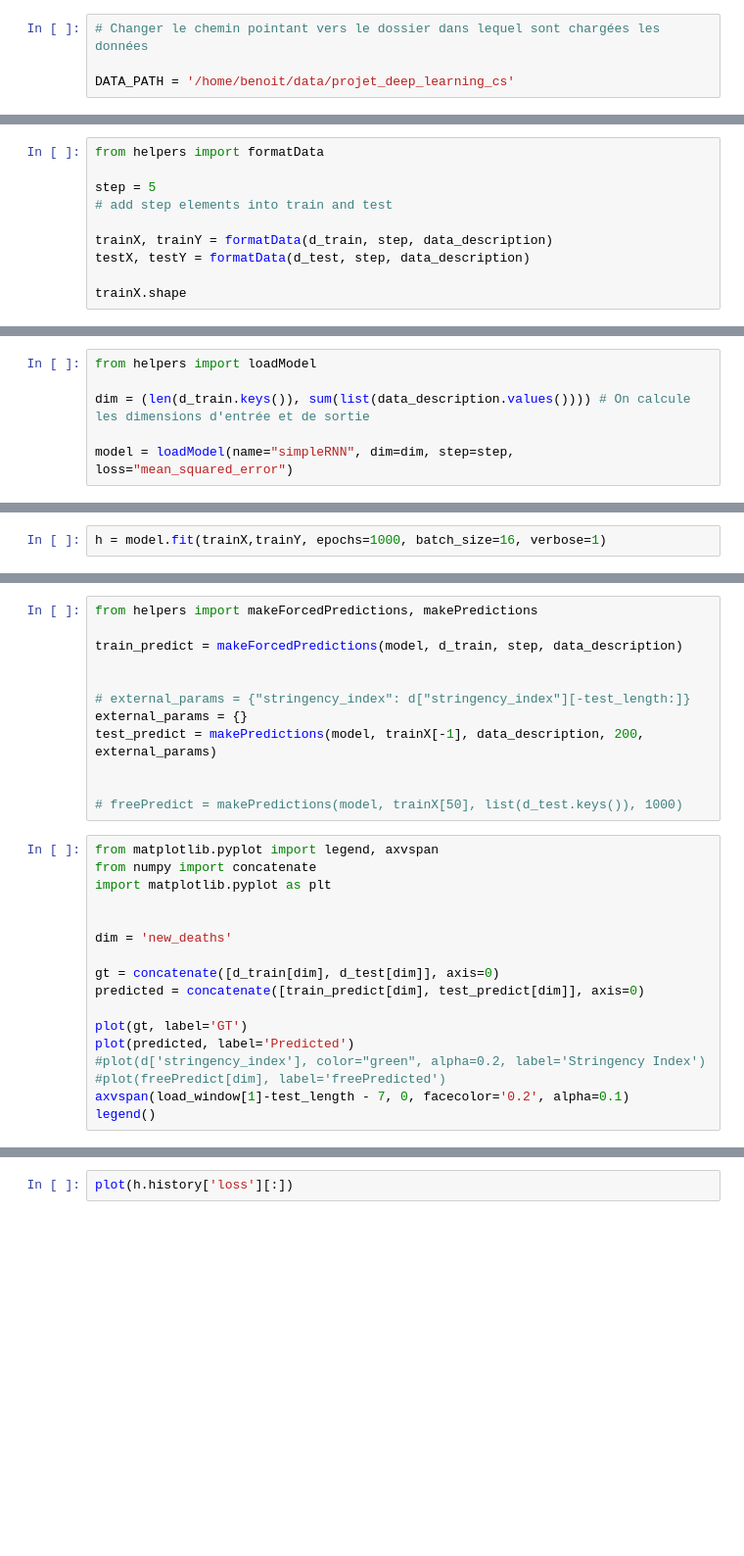
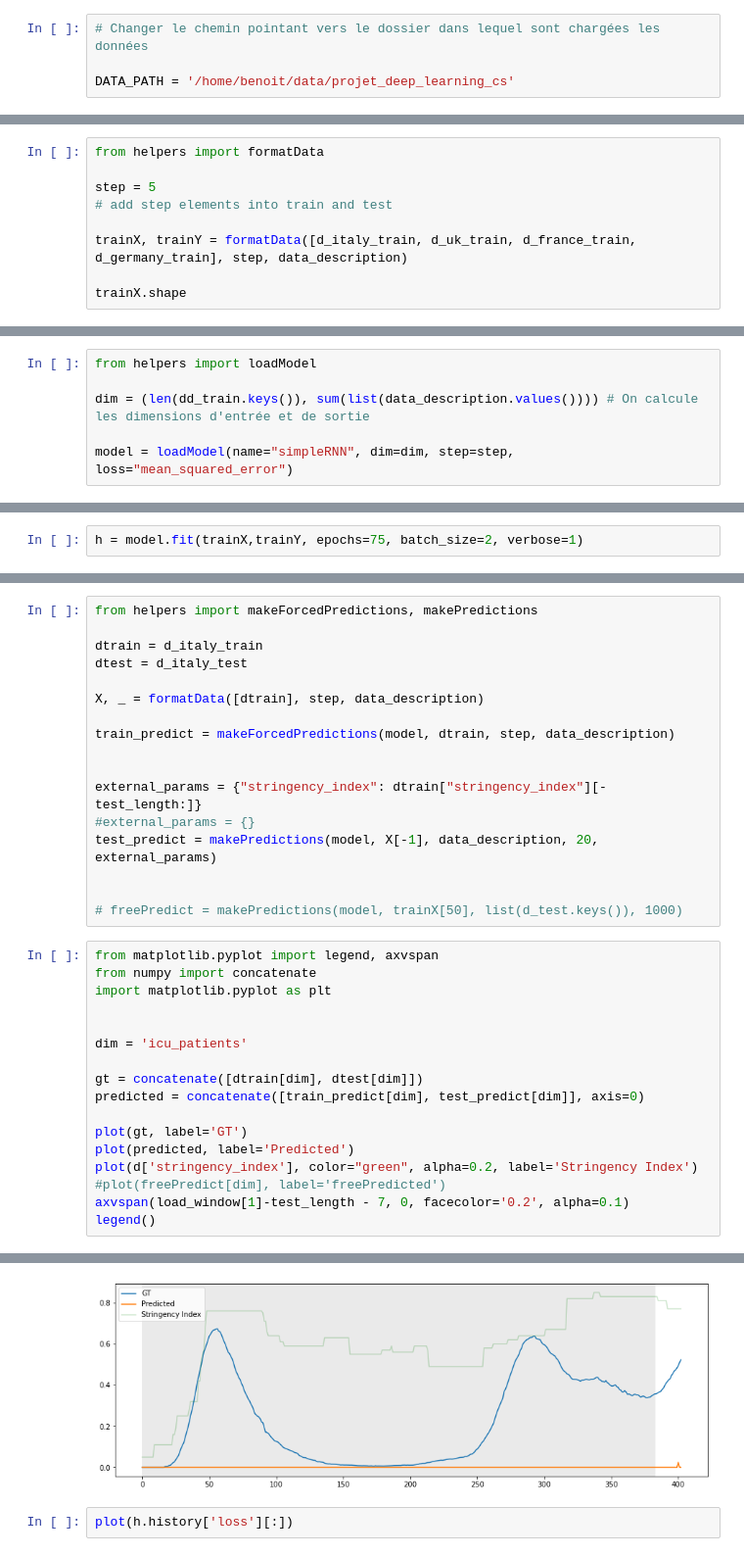
Before and after one commit to benoitcharmettant/projet_deep_learning_cs, a Jupyter notebook: pipeline.ipynb, the cells around one changed output, grey strips where cells are left out. Shown at 98% size. Saved outputs shown, nothing was run; the diff lists cells and outputs as text; blank space fills up the shorter version.

```diff
--- a/pipeline.ipynb
+++ b/pipeline.ipynb
@@ -60,8 +135,7 @@ from helpers import formatData
 step = 5
 # add step elements into train and test
 
-trainX, trainY = formatData(d_train, step, data_description)
-testX, testY = formatData(d_test, step, data_description)
+trainX, trainY = formatData([d_italy_train, d_uk_train, d_france_train, d_germany_train], step, data_description)
 
 trainX.shape
 # %% [output]
@@ -69,7 +143,7 @@ trainX.shape
 # %%
 from helpers import loadModel
 
-dim = (len(d_train.keys()), sum(list(data_description.values()))) # On calcule les dimensions d'entrée et de sortie
+dim = (len(dd_train.keys()), sum(list(data_description.values()))) # On calcule les dimensions d'entrée et de sortie
 
 model = loadModel(name="simpleRNN", dim=dim, step=step, loss="mean_squared_error")
 # %% [output]
@@ -86,5 +160,5 @@ Trainable params: 305
 Non-trainable params: 0
 _________________________________________________________________
 # %%
-h = model.fit(trainX,trainY, epochs=1000, batch_size=16, verbose=1)
+h = model.fit(trainX,trainY, epochs=75, batch_size=2, verbose=1)
 # %% [output]
@@ -108,12 +182,17 @@ Epoch 484/1000
 # %%
 from helpers import makeForcedPredictions, makePredictions
 
-train_predict = makeForcedPredictions(model, d_train, step, data_description)
+dtrain = d_italy_train
+dtest = d_italy_test
+
+X, _ = formatData([dtrain], step, data_description)
+
+train_predict = makeForcedPredictions(model, dtrain, step, data_description)
 
 
-# external_params = {"stringency_index": d["stringency_index"][-test_length:]}
-external_params = {}
-test_predict = makePredictions(model, trainX[-1], data_description, 200, external_params)
+external_params = {"stringency_index": dtrain["stringency_index"][-test_length:]}
+#external_params = {}
+test_predict = makePredictions(model, X[-1], data_description, 20, external_params)
 
 
 # freePredict = makePredictions(model, trainX[50], list(d_test.keys()), 1000)
@@ -123,14 +202,15 @@ from numpy import concatenate
 import matplotlib.pyplot as plt
 
 
-dim = 'new_deaths'
+dim = 'icu_patients'
 
-gt = concatenate([d_train[dim], d_test[dim]], axis=0)
+gt = concatenate([dtrain[dim], dtest[dim]])
 predicted = concatenate([train_predict[dim], test_predict[dim]], axis=0)
 
 plot(gt, label='GT')
 plot(predicted, label='Predicted')
-#plot(d['stringency_index'], color="green", alpha=0.2, label='Stringency Index')
+plot(d['stringency_index'], color="green", alpha=0.2, label='Stringency Index')
 #plot(freePredict[dim], label='freePredicted')
 axvspan(load_window[1]-test_length - 7, 0, facecolor='0.2', alpha=0.1)
 legend()
+# %% [output]
@@ -137,3 +218,4 @@ legend()
+[figure, added]
 # %%
 plot(h.history['loss'][:])
 # %%
```
Also changed, not shown: parts of 11 cells of this notebook, 1 other file.
